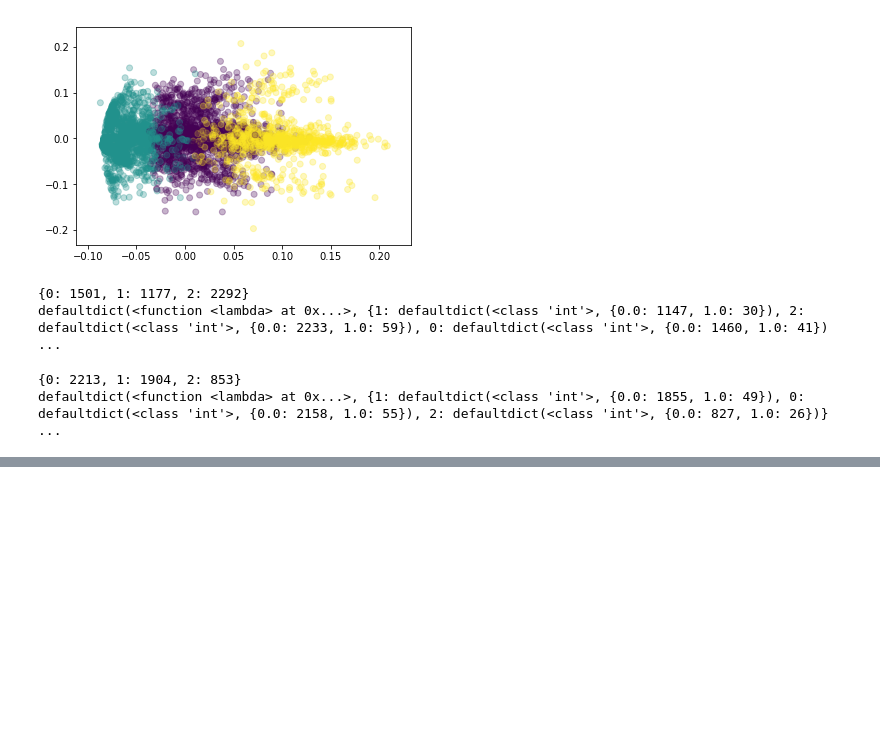
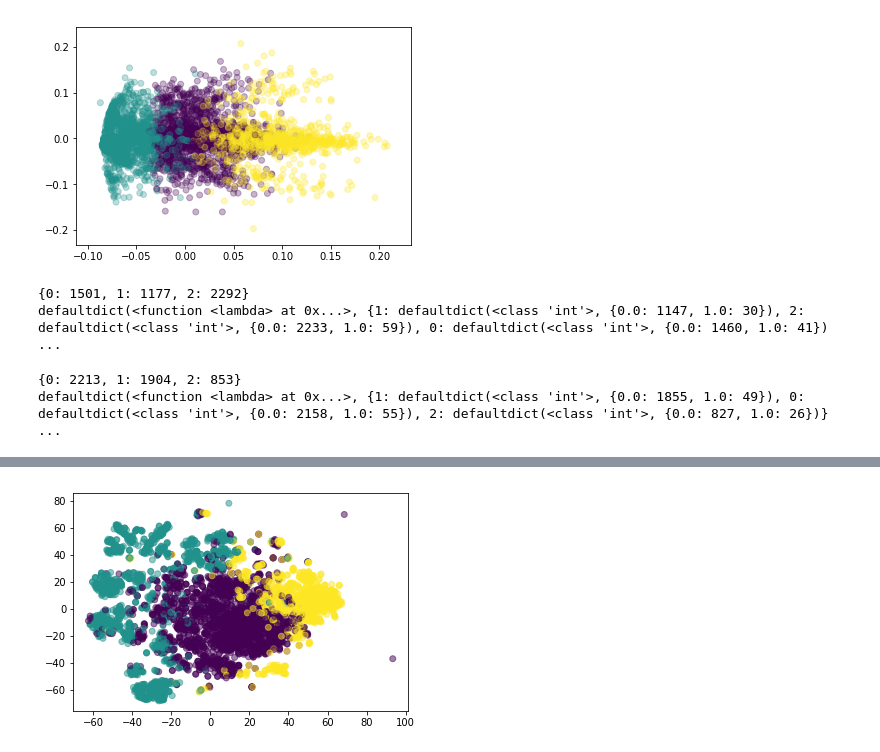
Before and after one commit to NYU-CDS-Capstone-Project/Obesity_Prediction, a Jupyter notebook: src/Test_HClustering.ipynb, the cells around one changed output, grey strips where cells are left out. Cells and saved outputs as stored; diff of their text form; code cells hidden in the pictures; blank space fills up the shorter version.

```diff
--- a/src/Test_HClustering.ipynb
+++ b/src/Test_HClustering.ipynb
@@ -175,0 +196,6 @@ defaultdict(<function <lambda> at 0x...>, {1: defaultdict(<class 'int'>, {0.0: 1
+# %%
+fig_TSNE3 = plt.figure()
+plt.scatter(Embedded_X_Gnorm[:, 0], Embedded_X_Gnorm[:, 1], c = kmeans_label, alpha = 0.5)
+plt.show()
+# %% [output]
+[figure, added]
```
Also changed, not shown: parts of 3 cells of this notebook.
